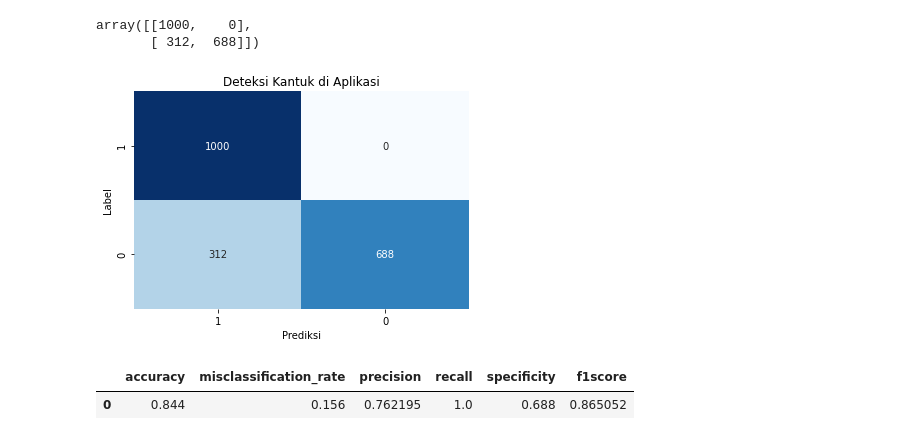
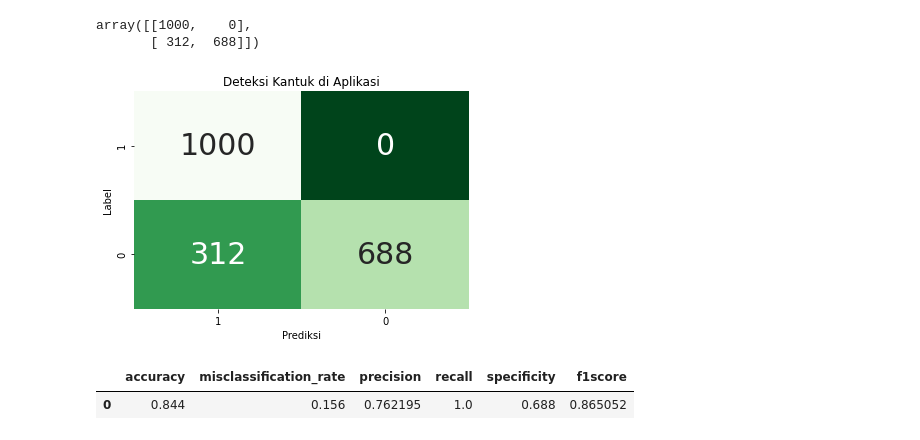
Before and after one commit to Arkoes07/skripsi-machine-learning, a Jupyter notebook: system_evaluation.ipynb, the cells around one changed output. Drawn from its saved outputs; the diff is of its cells as text; code cells hidden in the pictures.

```diff
--- a/system_evaluation.ipynb
+++ b/system_evaluation.ipynb
@@ -17,12 +17,12 @@ FP = result[1][0]
 FN = result[0][1]
 # %%
 plt.title('Deteksi Kantuk di Aplikasi')
-sns.heatmap(result, annot=True, fmt='d', cmap='Blues', xticklabels=[1,0], yticklabels=[1,0], cbar=False)
+sns.heatmap(result, annot=True, fmt='d', cmap='Greens_r', xticklabels=[1,0], yticklabels=[1,0], cbar=False, annot_kws={"fontsize":30})
 plt.ylabel('Label')
 plt.xlabel('Prediksi')
-plt.savefig('plots/system_detection.png')
+plt.savefig('plots/system_detection_color.png')
 # %% [output]
-[figure, old version]
+[figure, new version]
 # %%
 accuracy = (TP+TN)/(TP+TN+FP+FN)
 misclassification_rate = 1-accuracy
```
Also changed, not shown: 12 other files.
